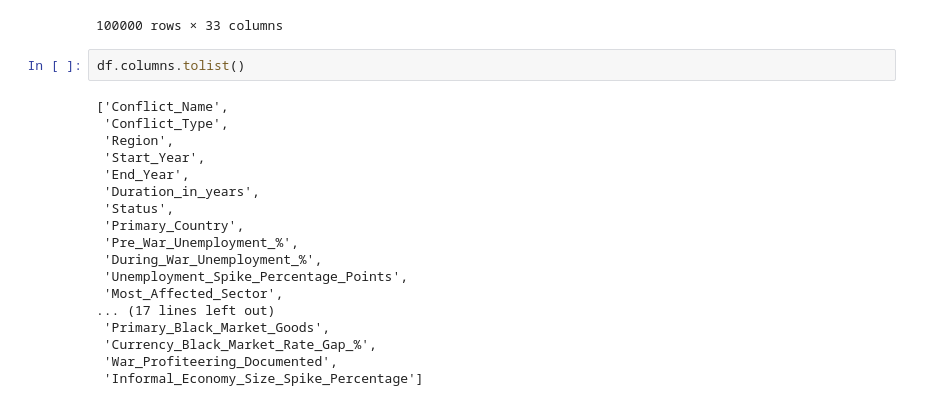
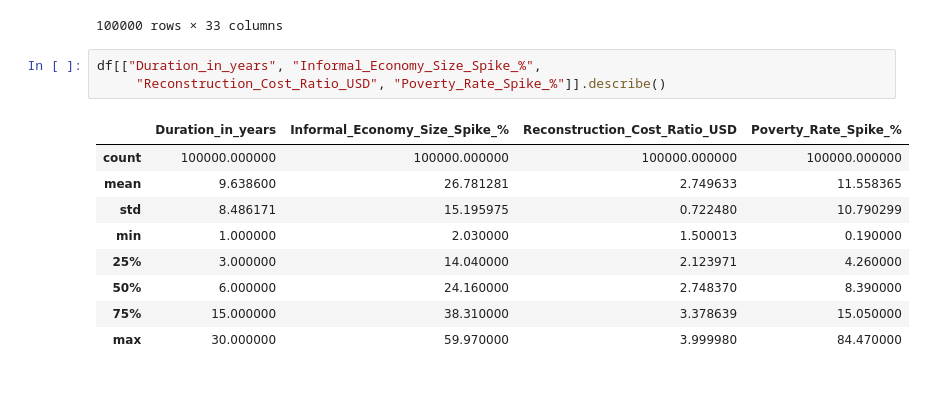
Before and after one commit to J2ckyo/4850-Final-Project, a Jupyter notebook: Data_Rangling.ipynb, the cells around one changed output. Saved outputs shown, nothing was run; the diff lists cells and outputs as text.

Commit message:
Started EDA

```diff
--- a/Data_Rangling.ipynb
+++ b/Data_Rangling.ipynb
@@ -179,22 +179,15 @@ display(df.sort_values(["Conflict_Name", "Conflict_Type", "Region"]))
 | 99974 | Yemen Civil War | Civil War | Middle East | 2015 | 2026 | 11 | Ongoing | ... |
 100000 rows × 33 columns
 # %%
-df.columns.tolist()
+df[["Duration_in_years", "Informal_Economy_Size_Spike_%",
+     "Reconstruction_Cost_Ratio_USD", "Poverty_Rate_Spike_%"]].describe()
 # %% [output]
-['Conflict_Name',
- 'Conflict_Type',
- 'Region',
- 'Start_Year',
- 'End_Year',
- 'Duration_in_years',
- 'Status',
- 'Primary_Country',
- 'Pre_War_Unemployment_%',
- 'During_War_Unemployment_%',
- 'Unemployment_Spike_Percentage_Points',
- 'Most_Affected_Sector',
-... (17 lines left out)
- 'Primary_Black_Market_Goods',
- 'Currency_Black_Market_Rate_Gap_%',
- 'War_Profiteering_Documented',
- 'Informal_Economy_Size_Spike_Percentage']
+|  | Duration_in_years | Informal_Economy_Size_Spike_% | Reconstruction_Cost_Ratio_USD | Poverty_Rate_Spike_% |
+| count | 100000.000000 | 100000.000000 | 100000.000000 | 100000.000000 |
+| mean | 9.638600 | 26.781281 | 2.749633 | 11.558365 |
+| std | 8.486171 | 15.195975 | 0.722480 | 10.790299 |
+| min | 1.000000 | 2.030000 | 1.500013 | 0.190000 |
+| 25% | 3.000000 | 14.040000 | 2.123971 | 4.260000 |
+| 50% | 6.000000 | 24.160000 | 2.748370 | 8.390000 |
+| 75% | 15.000000 | 38.310000 | 3.378639 | 15.050000 |
+| max | 30.000000 | 59.970000 | 3.999980 | 84.470000 |
```
